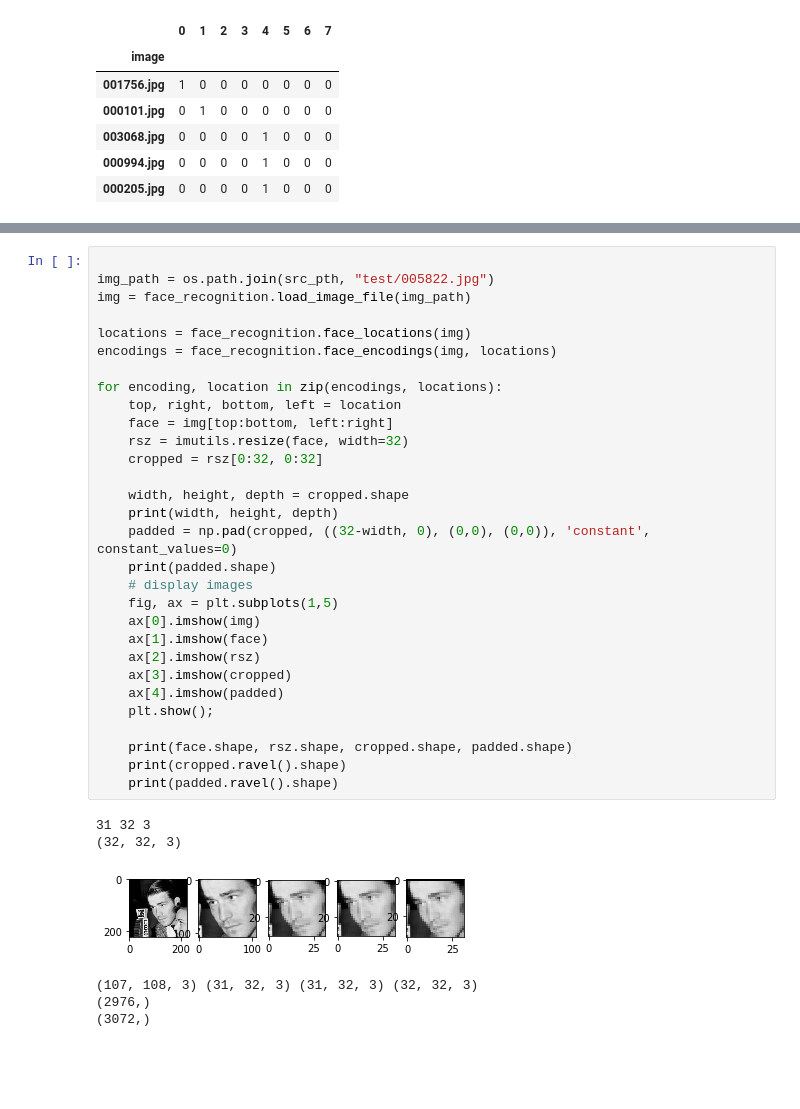
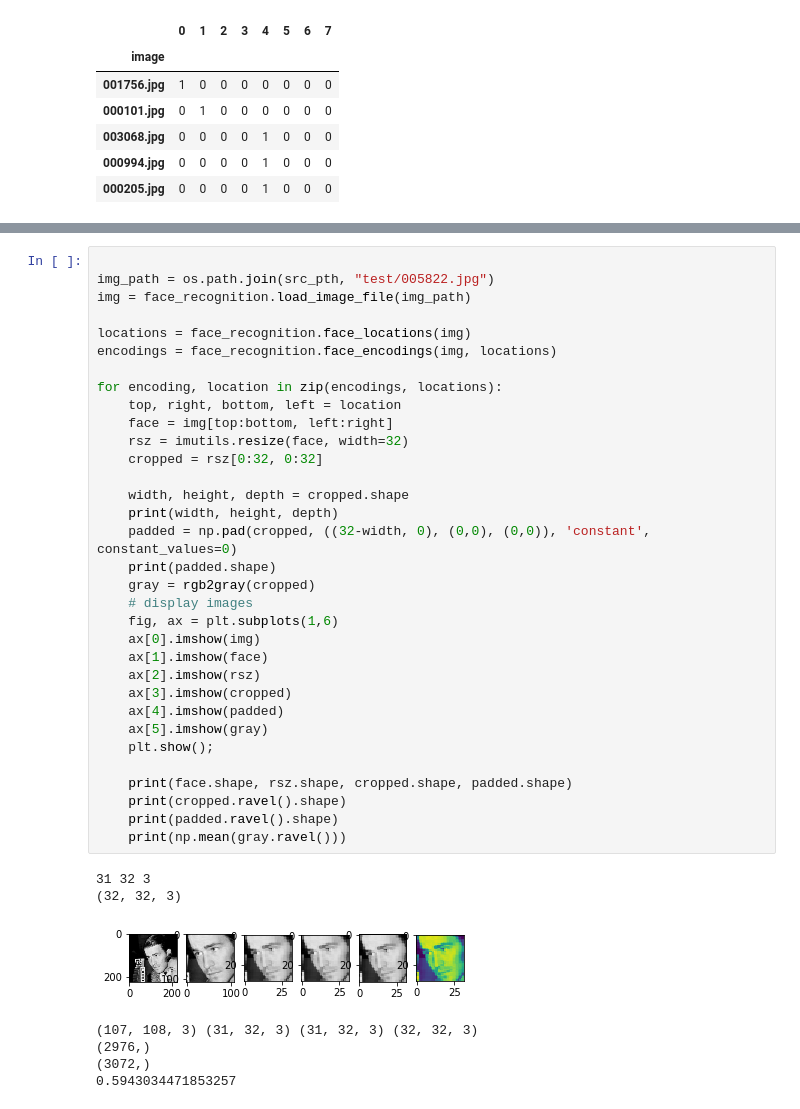
Before and after one commit to mustafa-qamaruddin/age-cgan, a Jupyter notebook: Apparent_age_V2_(CVPR_'16) - GRAY SCALE.ipynb, the cells around one changed output, grey strips where cells are left out. Saved outputs shown, nothing was run; the diff lists cells and outputs as text; blank space fills up the shorter version.

```diff
--- a/Apparent_age_V2_(CVPR_'16) - GRAY SCALE.ipynb
+++ b/Apparent_age_V2_(CVPR_'16) - GRAY SCALE.ipynb
@@ -148,38 +150,42 @@ for encoding, location in zip(encodings, locations):
 img_path = os.path.join(src_pth, "test/005822.jpg")
 img = face_recognition.load_image_file(img_path)
 
 locations = face_recognition.face_locations(img)
 encodings = face_recognition.face_encodings(img, locations)
 
 for encoding, location in zip(encodings, locations):
     top, right, bottom, left = location
     face = img[top:bottom, left:right]
     rsz = imutils.resize(face, width=32)
     cropped = rsz[0:32, 0:32]
 
     width, height, depth = cropped.shape
     print(width, height, depth)
     padded = np.pad(cropped, ((32-width, 0), (0,0), (0,0)), 'constant', constant_values=0)
     print(padded.shape)
+    gray = rgb2gray(cropped)
     # display images
-    fig, ax = plt.subplots(1,5)
+    fig, ax = plt.subplots(1,6)
     ax[0].imshow(img)
     ax[1].imshow(face)
     ax[2].imshow(rsz)
     ax[3].imshow(cropped)
     ax[4].imshow(padded)
+    ax[5].imshow(gray)
     plt.show();
 
     print(face.shape, rsz.shape, cropped.shape, padded.shape)
     print(cropped.ravel().shape)
     print(padded.ravel().shape)
+    print(np.mean(gray.ravel()))
 # %% [output]
 31 32 3
 (32, 32, 3)
-[figure, old version]
+[figure, new version]
 (107, 108, 3) (31, 32, 3) (31, 32, 3) (32, 32, 3)
 (2976,)
 (3072,)
+0.5943034471853257
 # %%
 
 img_path = os.path.join(src_pth, "test/005977.jpg")
```
Also changed, not shown: parts of 5 cells of this notebook, 41 other files.
